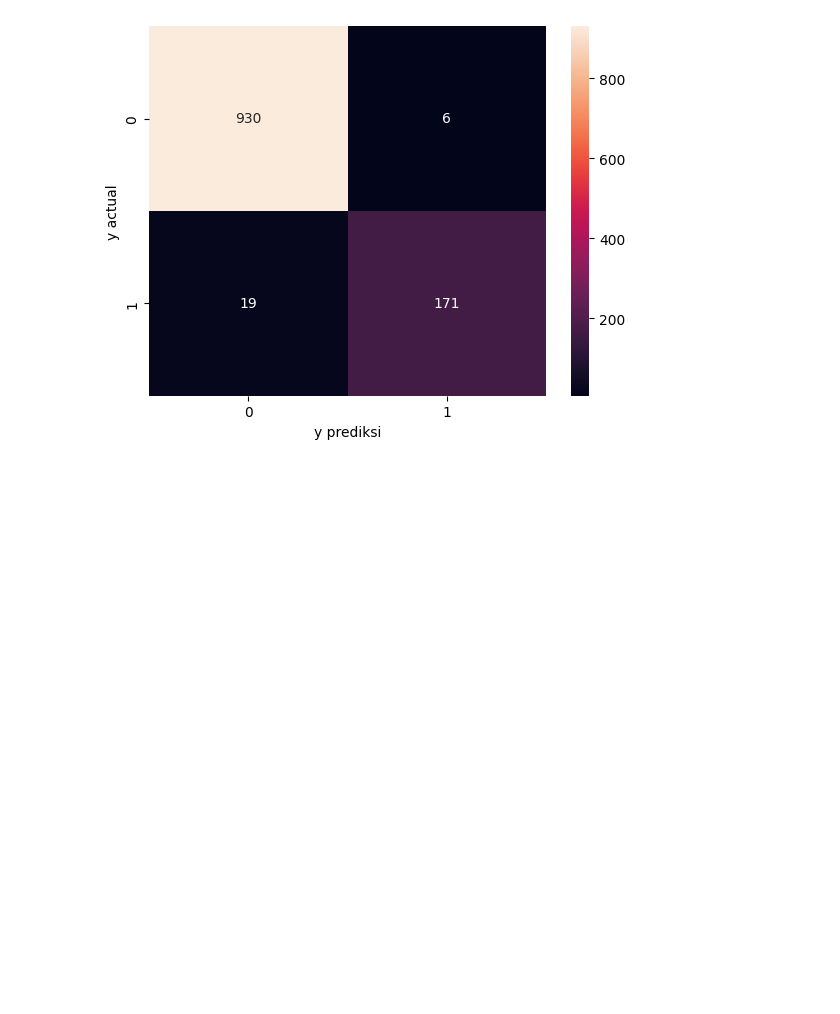
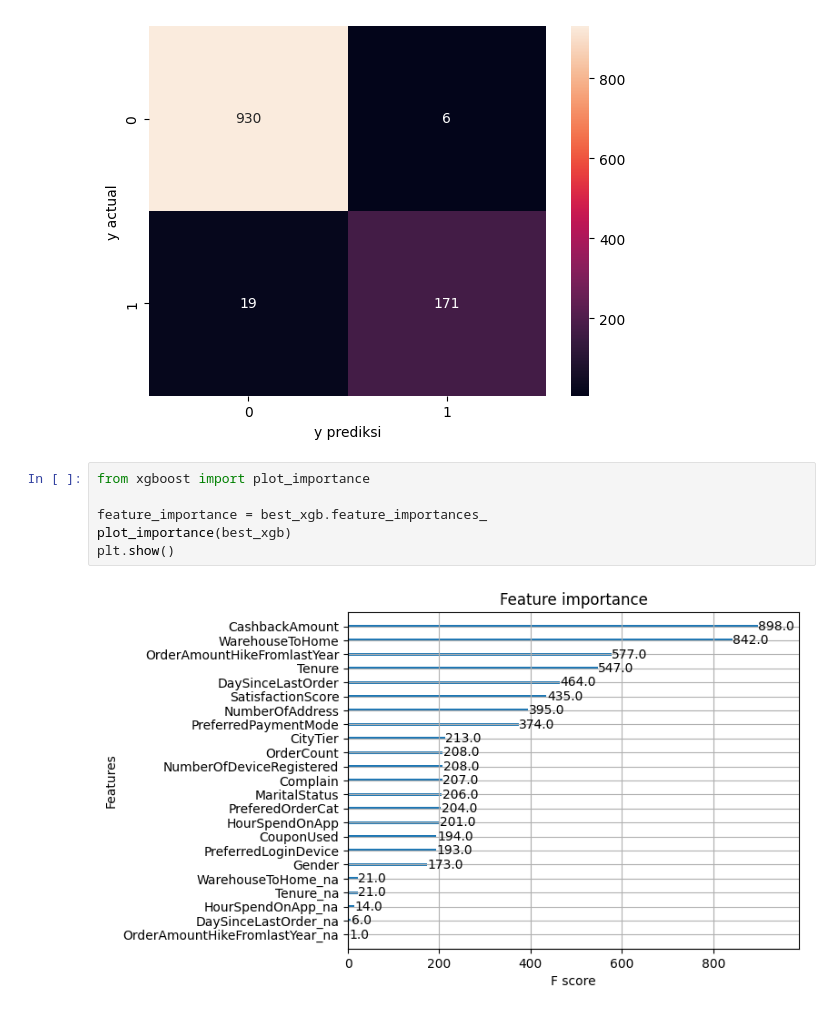
Before and after one commit to AnnurAfgoni/e-commerce-churn, a Jupyter notebook: e-commerce-churn.ipynb, the cells around one changed output. Saved outputs shown, nothing was run; the diff lists cells and outputs as text; blank space fills up the shorter version.

Commit message:
add feature importance plot

```diff
--- a/e-commerce-churn.ipynb
+++ b/e-commerce-churn.ipynb
@@ -681,3 +681,11 @@ plt.xlabel("y prediksi")
 plt.show()
 # %% [output]
 [figure]
+# %%
+from xgboost import plot_importance
+
+feature_importance = best_xgb.feature_importances_
+plot_importance(best_xgb)
+plt.show()
+# %% [output]
+[figure, added]
```
Also changed, not shown: 1 other file.
